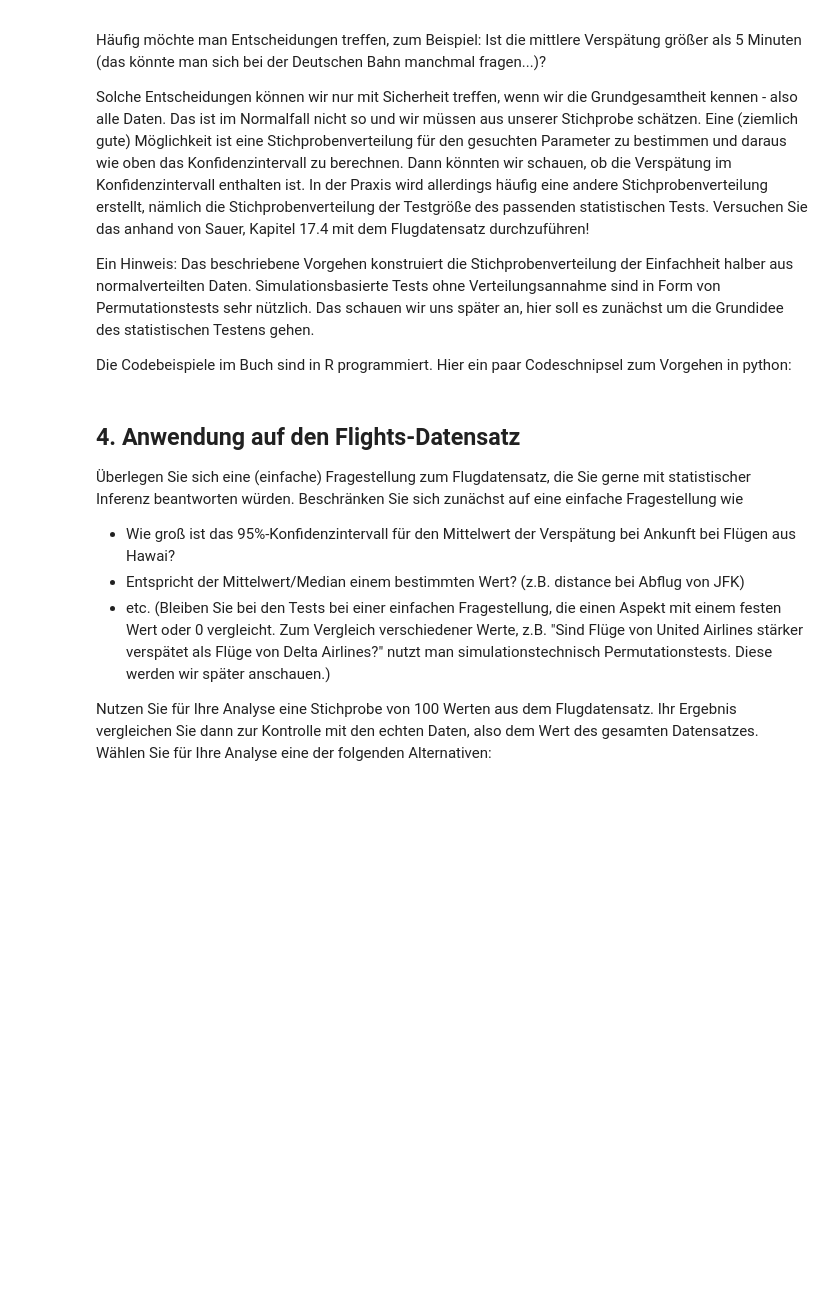
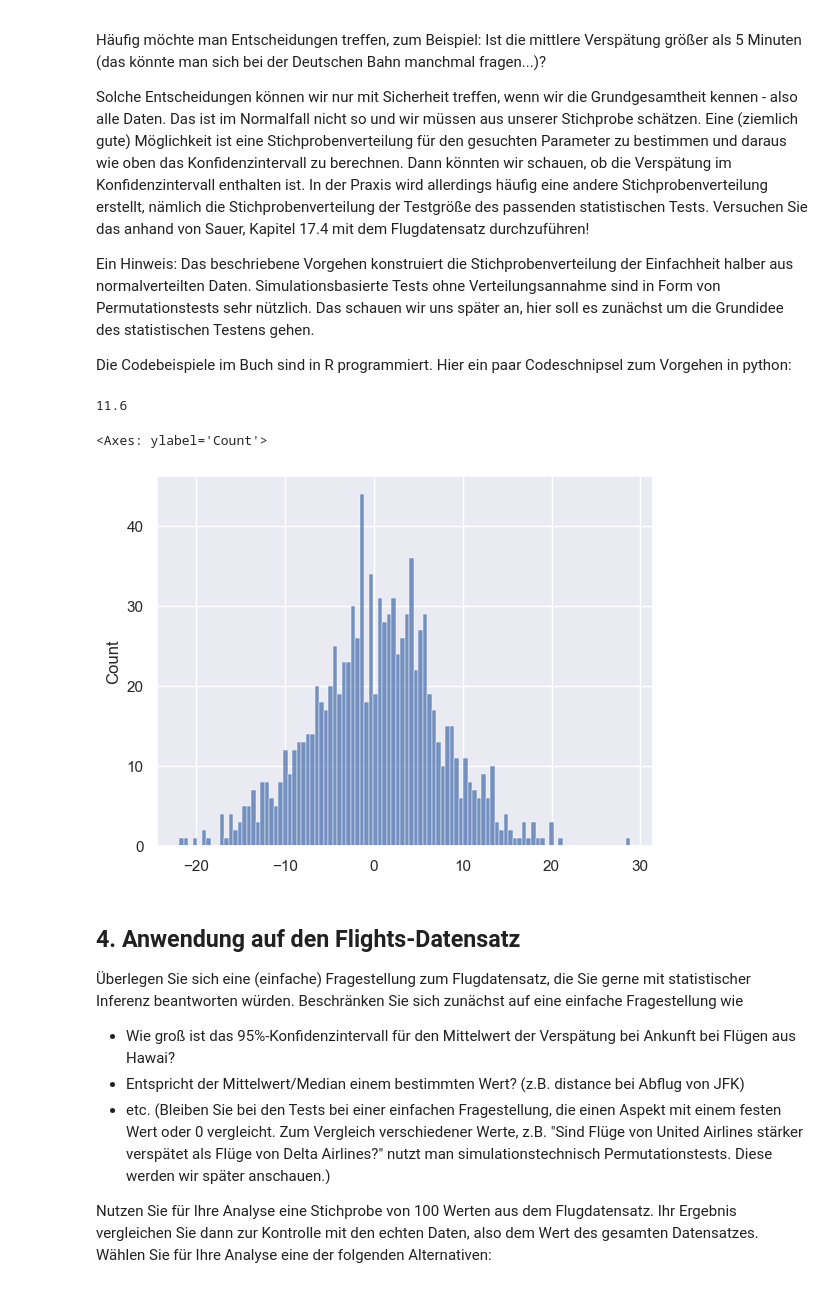
Before and after one commit to NicolasPawelka/Home, a Jupyter notebook: Sem7/DAT/3_SimulationsbasierteInferenz.ipynb, the cells around one changed output. Drawn from its saved outputs; the diff is of its cells as text; code cells hidden in the pictures; blank space fills up the shorter version.

```diff
--- a/Sem7/DAT/3_SimulationsbasierteInferenz.ipynb
+++ b/Sem7/DAT/3_SimulationsbasierteInferenz.ipynb
@@ -147,24 +176,29 @@ Die Codebeispiele im Buch sind in R programmiert. Hier ein paar Codeschnipsel zu
 # TODO: Durchführen eines statistischen Tests analog zu Sauer Kapitel 17.4
 # %%
 '''Aufstellen der Hypothesen:
-H1: TODO
-H0: TODO
+H1: Mittelwert = 0
+H0: Mittelwert ungleich 0
 '''
 
 '''Wir brauchen nun eine Aussage über die H0, da wir ja annehmen, dass die H0 wahr ist und wir wollen unsere Stichprobe dann mit der H0 vergleichen. Wir kreieren uns daher eine Stichprobenverteilung aus der H0. Hierzu nehmen wir an, dass die H0 normalverteilt ist mit Erwartungswert 0 und als Streuung nutzen wir die Streuung unserer Stichprobe.
 '''
 np.random.seed(123)
 tests_mean = []
+print(np.mean(echte_stichprobe))
 # Schleife mit 1000 Wiederholungen:
-for ??:
+for _ in range(1000):
     # Ziehen einer Stichprobe von 30 Werten aus Normalverteilung mit Erwartungswert 0 (loc=...) und Streuung der Stichprobe (scale=...)
-    sample = np.random.normal(loc=??, scale=sample30.std(), size=??)
+    sample = np.random.normal(loc=0, scale=echte_stichprobe.std(), size=30)
 
     # Mittelwert der Stichprobe berechnen und in Liste einfügen
-    ??
+    tests_mean.append(sample.mean())
 
 # Histogramm der Liste darstellen
-??
+sns.histplot(tests_mean,bins=100)
+# %% [output]
+11.6
+<Axes: ylabel='Count'>
+[figure, added]
 # %%
 # Berechnung des p-Werts der echten Stichprobe.
 # p-Wert = wie wahrscheinlich wäre der echte Stichprobenmittelwert oder ein extremerer Wert, wenn die H0 wahr wäre?
```
Also changed, not shown: parts of 6 cells of this notebook.
